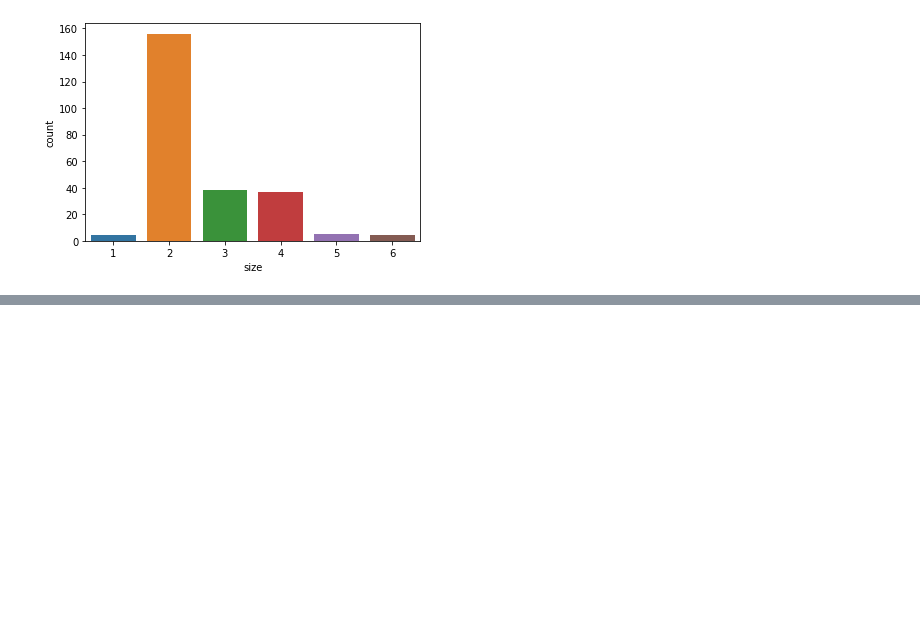
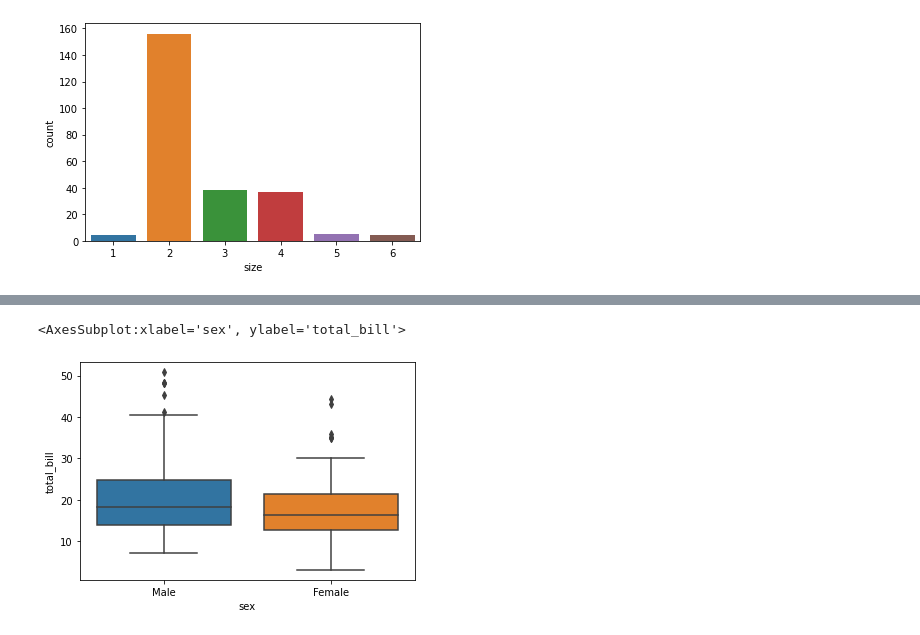
Before and after one commit to Sialsanwal/python, a Jupyter notebook: Seaborn.ipynb, the cells around one changed output, grey strips where cells are left out. Cells and saved outputs as stored; diff of their text form; code cells hidden in the pictures; blank space fills up the shorter version.

```diff
--- a/Seaborn.ipynb
+++ b/Seaborn.ipynb
@@ -218,0 +219,5 @@ sns.boxplot(x="smoker", y="total_bill", data=df)
+# %%
+sns.boxplot(x="sex",y="total_bill", data=df)
+# %% [output]
+<AxesSubplot:xlabel='sex', ylabel='total_bill'>
+[figure, added]
```
Also changed, not shown: parts of 22 cells of this notebook.
